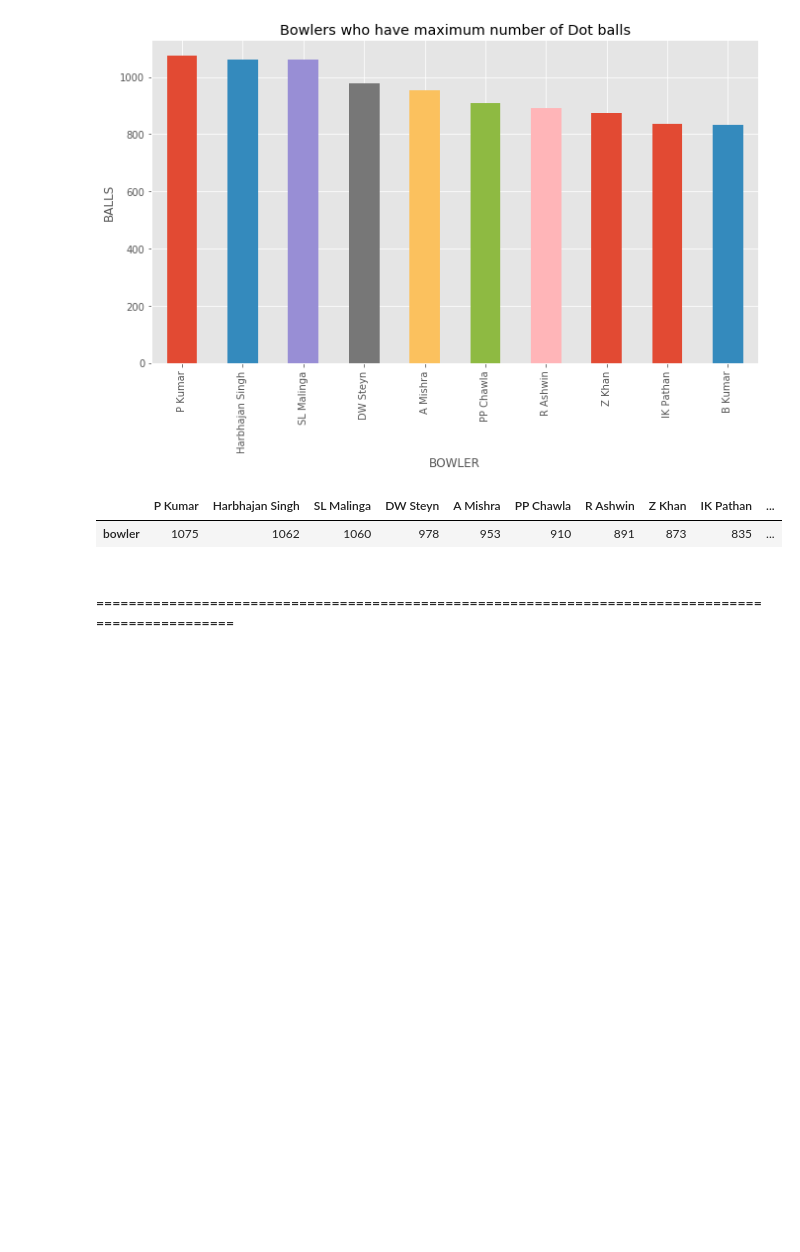
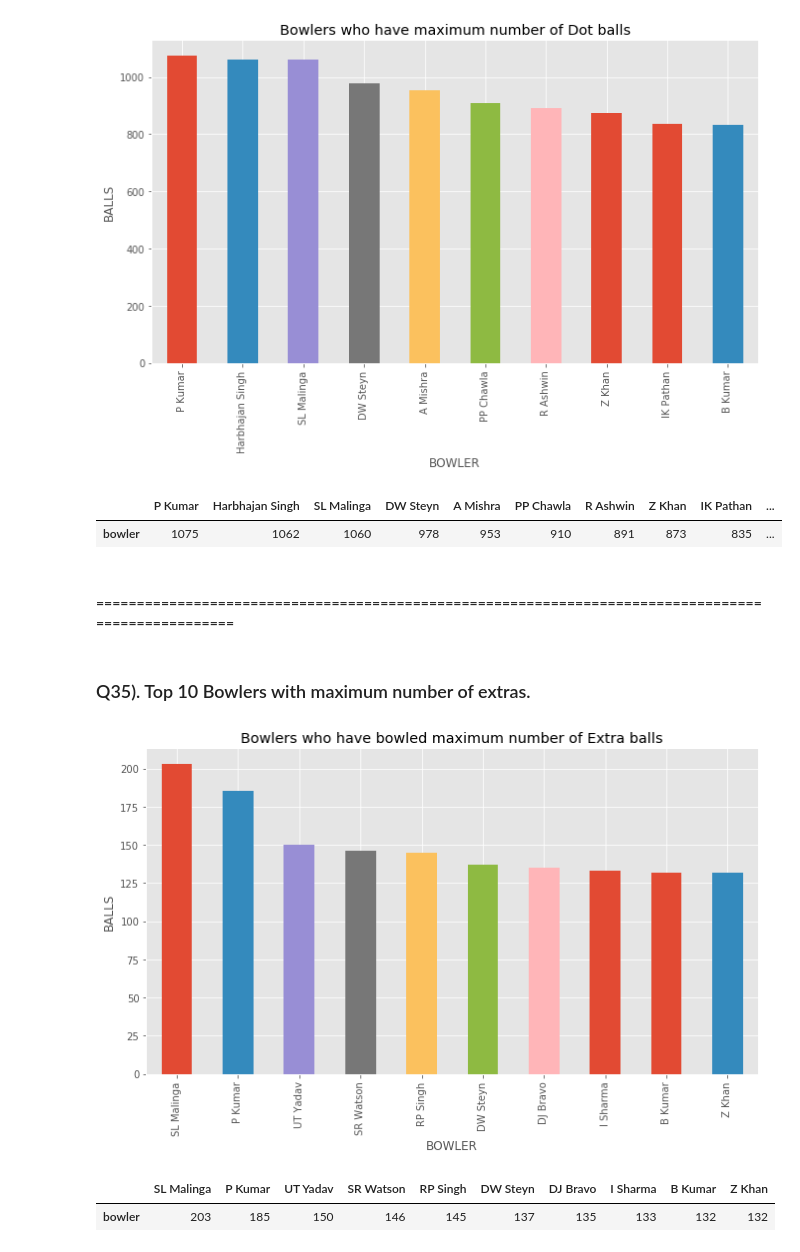
Before and after one commit to rahul-72/IPL_Dataset_Analysis, a Jupyter notebook: ipl.ipynb, the cells around one changed output. Cells and saved outputs as stored; diff of their text form; code cells hidden in the pictures; blank space fills up the shorter version.

Commit message:
bowler analysis-

```diff
--- a/ipl.ipynb
+++ b/ipl.ipynb
@@ -911,3 +901,19 @@ dot_ball.T
 | bowler | 1075 | 1062 | 1060 | 978 | 953 | 910 | 891 | 873 | 835 | ... |
 # %% [markdown]
 #### ===================================================================================================
+# %% [markdown]
+### Q35).  Top 10 Bowlers with maximum number of extras.
+# %%
+extra = df_deliveries[df_deliveries['extra_runs']!=0]['bowler'].value_counts()[:10]
+extra.plot(kind='bar', figsize=(11,6), title='Bowlers who have bowled maximum number of Extra balls')
+
+plt.xlabel('BOWLER')
+plt.ylabel('BALLS')
+plt.show()
+
+extra = pd.DataFrame(extra)
+extra.T
+# %% [output]
+[figure, added]
+|  | SL Malinga | P Kumar | UT Yadav | SR Watson | RP Singh | DW Steyn | DJ Bravo | I Sharma | B Kumar | Z Khan |
+| bowler | 203 | 185 | 150 | 146 | 145 | 137 | 135 | 133 | 132 | 132 |
```
Also changed, not shown: parts of 2 cells of this notebook.
